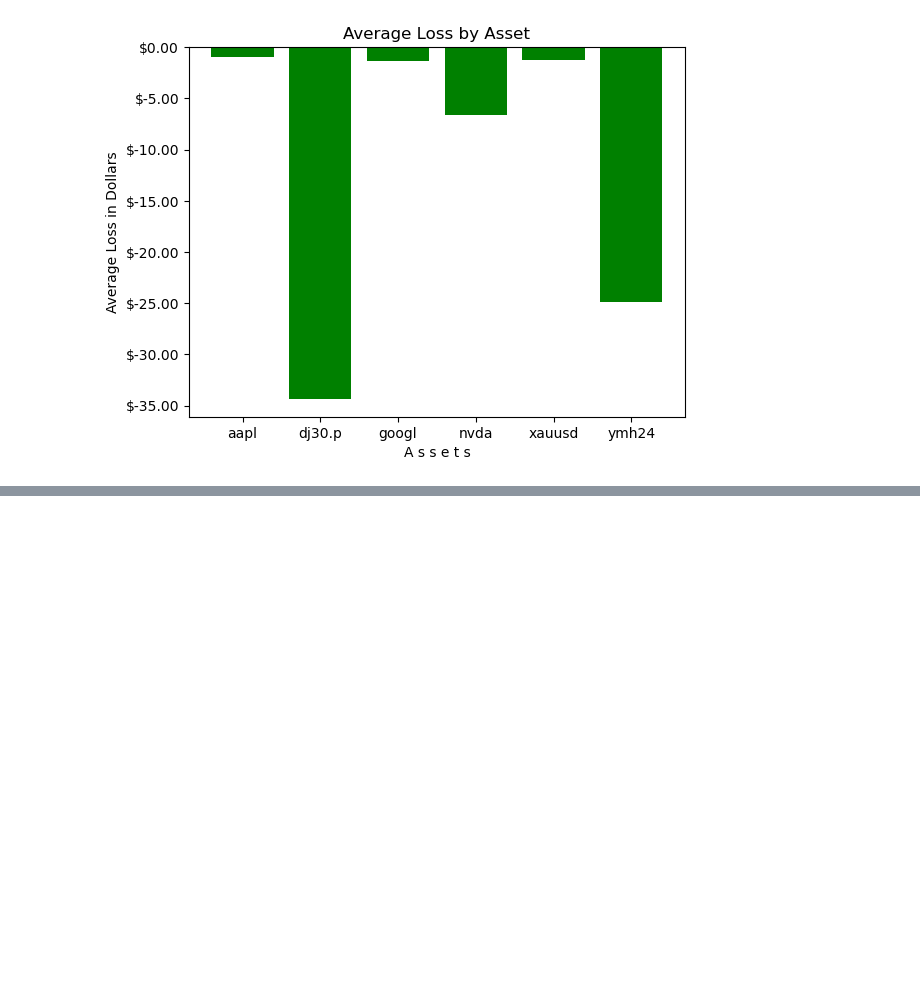
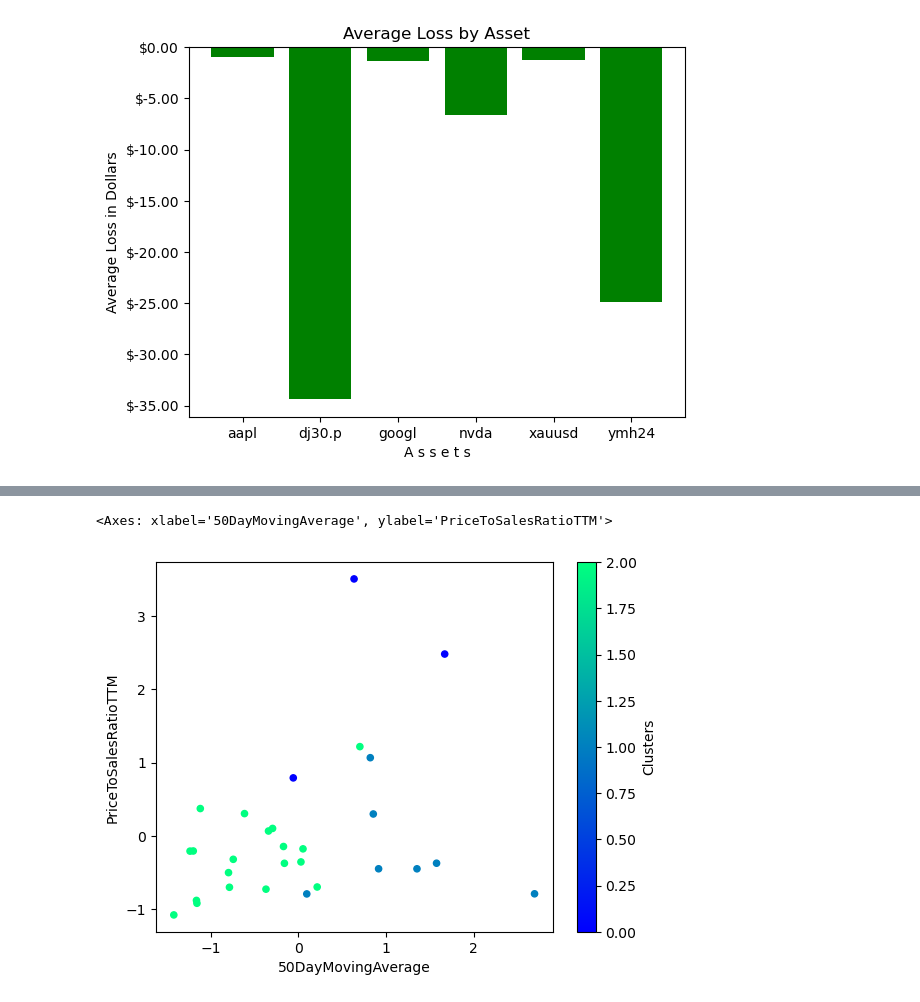
Before and after one commit to QueenofParts/Project2-Room2, a Jupyter notebook: expert_advisor_analysis.ipynb, the cells around one changed output, grey strips where cells are left out. Cells and saved outputs as stored; diff of their text form; code cells hidden in the pictures; blank space fills up the shorter version.

Commit message:
Added the machine learning with scatter plot

```diff
--- a/expert_advisor_analysis.ipynb
+++ b/expert_advisor_analysis.ipynb
@@ -300,0 +342,37 @@ plt.show()
+# %%
+""" TIME TO SCALE THE DATA AND CLUSTER """
+
+stock_data_scaled = StandardScaler().fit_transform(df_stock[make_numeric])
+
+# Select columns that are not in not_numeric and use get_dummies
+sector_encoded_df = pd.get_dummies(df_stock['Sector'])
+exchange_encoded_df = pd.get_dummies(df_stock['Exchange'])
+
+# Create a DataFrame with scaled data and set the Symbol as index
+stocks_scaled = pd.DataFrame(stock_data_scaled, columns=make_numeric).set_index(df_stock.index)
+
+# Concat the data together for clustering
+df_stocks_scaled = pd.concat([stocks_scaled, sector_encoded_df, exchange_encoded_df], axis=1)
+
+# Format scaled data for NaN and replace True False with 1, 0
+df_stocks_scaled = df_stocks_scaled.fillna(0)
+df_stocks_scaled = df_stocks_scaled.replace(True,1)
+df_stocks_scaled = df_stocks_scaled.replace(False,0)
+# %%
+# Create the clustering with 3 clusters
+model = KMeans(n_clusters=3, n_init='auto')
+
+# Fit the model
+model.fit(df_stocks_scaled)
+
+# Make a copy of df_stocks_scaled for prediction
+stocks_scaled_predictions = df_stocks_scaled.copy()
+
+# Predict the model segments (clusters)
+stock_clusters = model.predict(stocks_scaled_predictions)
+
+# Create a new column for prediction clusters
+stocks_scaled_predictions["Clusters"] = stock_clusters
+
+# Review the DataFrame
+stocks_scaled_predictions.head()
@@ -300,0 +388,10 @@ plt.show()
+# %%
+# Make scatter plot
+stocks_scaled_predictions.plot.scatter(
+    x="50DayMovingAverage",
+    y="PriceToSalesRatioTTM",
+    c="Clusters",
+    colormap='winter')
+# %% [output]
+<Axes: xlabel='50DayMovingAverage', ylabel='PriceToSalesRatioTTM'>
+[figure, added]
```
Also changed, not shown: parts of 6 cells of this notebook, 31 other files.
